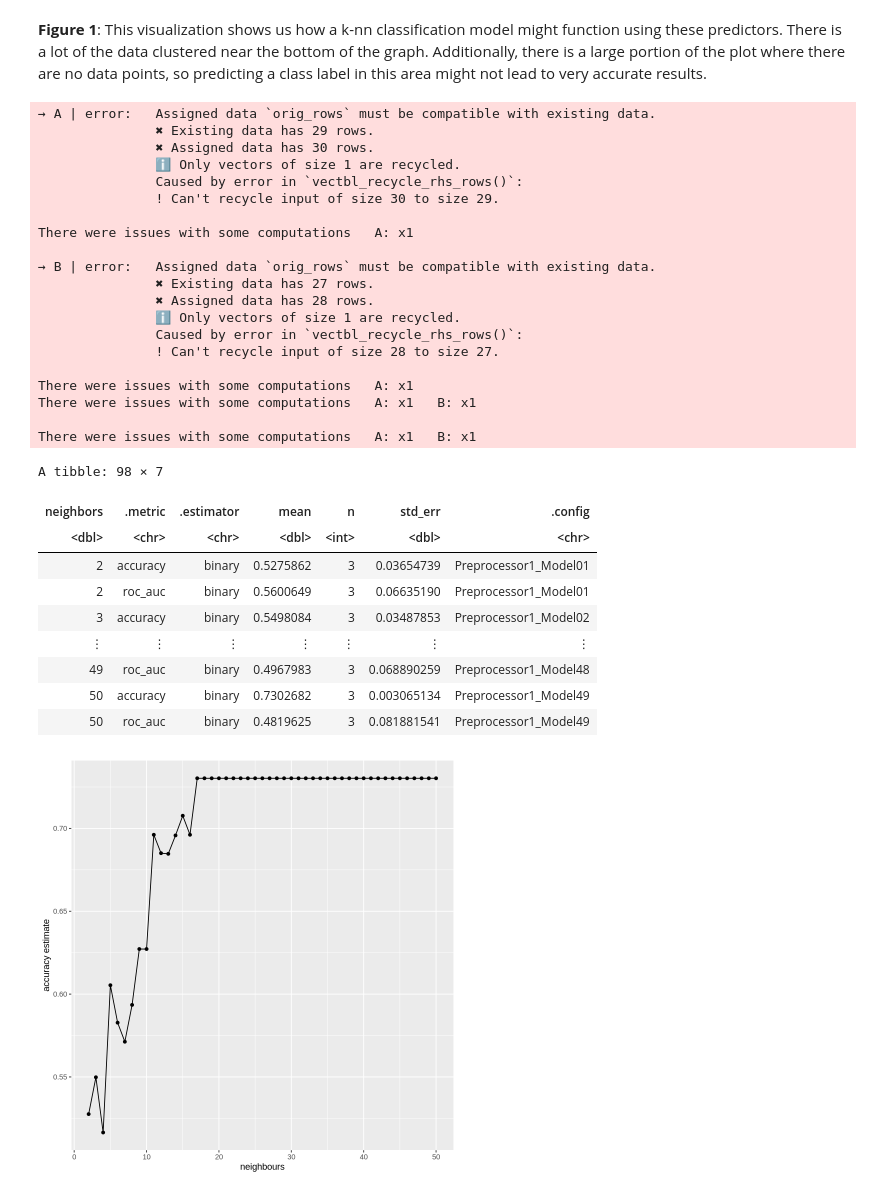
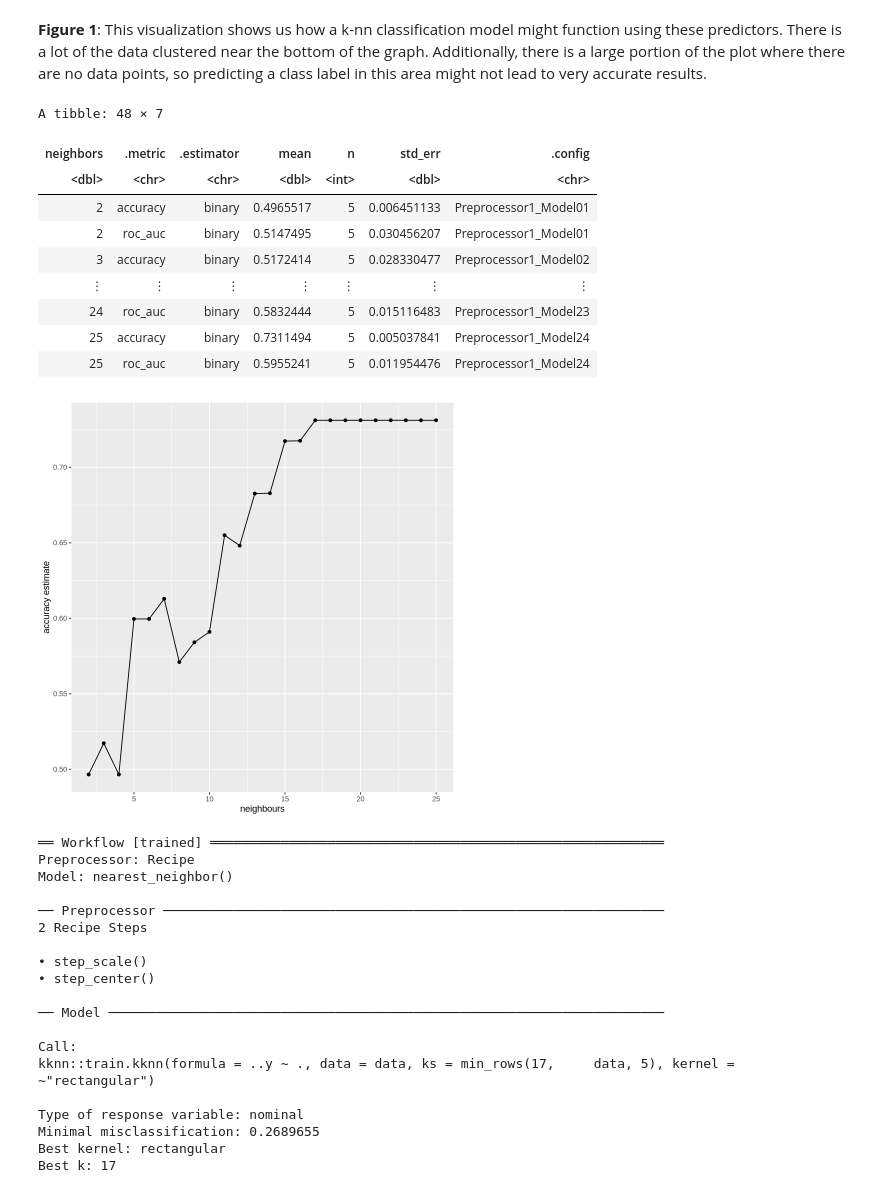
Before and after one commit to ellakiciman/dsci100-group-project-29, a Jupyter notebook: final_project_report.ipynb, the cells around one changed output. Cells and saved outputs as stored; diff of their text form; code cells hidden in the pictures.

```diff
--- a/final_project_report.ipynb
+++ b/final_project_report.ipynb
@@ -104,8 +104,8 @@ players_clean <- players_data |>
   mutate(
     age = as.numeric(age),
     played_hours = as.numeric(played_hours),
-    subscribe = as_factor(subscribe)
-  )
+    subscribe = as_factor(subscribe)) |>
+  drop_na()
 
 players_clean
 # %% [output]
@@ -140,64 +140,74 @@ set.seed(2000)
 
 players_split <- initial_split(players_clean, prop = 0.75, strata = subscribe)
 players_train <- training(players_split)
-players_testing <- testing(players_split)
+players_test <- testing(players_split)
 
 players_recipe <- recipe(subscribe ~ ., data = players_train) |>
    step_scale(all_predictors()) |>
    step_center(all_predictors())
 
 data_vfold <- vfold_cv(players_train, v = 5, strata = subscribe)
 
-k_vals <- tibble(neighbors = seq(from = 2, to = 50, by = 1))
+k_vals <- tibble(neighbors = seq(from = 2, to = 25, by = 1))
 
 knn_tune <- nearest_neighbor(weight_func = "rectangular", neighbors = tune()) |>
       set_engine("kknn") |>
       set_mode("classification")
 
 knn_results <- workflow() |>
       add_recipe(players_recipe) |>
       add_model(knn_tune) |>
       tune_grid(resamples = data_vfold, grid = k_vals) |>
       collect_metrics()
 knn_results
 
 accuracy <- knn_results |>
     filter(.metric == "accuracy")
 
 cross_val_plot <- ggplot(accuracy, aes(x = neighbors, y = mean))+
       geom_point() +
       geom_line() +
       labs( x = "neighbours", y = "accuracy estimate" )
 cross_val_plot
 # %% [output]
-→ A | error:   Assigned data `orig_rows` must be compatible with existing data.
-               ✖ Existing data has 29 rows.
-               ✖ Assigned data has 30 rows.
-               ℹ Only vectors of size 1 are recycled.
-               Caused by error in `vectbl_recycle_rhs_rows()`:
-               ! Can't recycle input of size 30 to size 29.
-
-There were issues with some computations   A: x1
-
-→ B | error:   Assigned data `orig_rows` must be compatible with existing data.
-               ✖ Existing data has 27 rows.
-               ✖ Assigned data has 28 rows.
-               ℹ Only vectors of size 1 are recycled.
-               Caused by error in `vectbl_recycle_rhs_rows()`:
-               ! Can't recycle input of size 28 to size 27.
-
-There were issues with some computations   A: x1
-There were issues with some computations   A: x1   B: x1
-
-There were issues with some computations   A: x1   B: x1
+A tibble: 48 × 7
-A tibble: 98 × 7
 | neighbors | .metric | .estimator | mean | n | std_err | .config |
 | <dbl> | <chr> | <chr> | <dbl> | <int> | <dbl> | <chr> |
-| 2 | accuracy | binary | 0.5275862 | 3 | 0.03654739 | Preprocessor1_Model01 |
-| 2 | roc_auc | binary | 0.5600649 | 3 | 0.06635190 | Preprocessor1_Model01 |
-| 3 | accuracy | binary | 0.5498084 | 3 | 0.03487853 | Preprocessor1_Model02 |
+| 2 | accuracy | binary | 0.4965517 | 5 | 0.006451133 | Preprocessor1_Model01 |
+| 2 | roc_auc | binary | 0.5147495 | 5 | 0.030456207 | Preprocessor1_Model01 |
+| 3 | accuracy | binary | 0.5172414 | 5 | 0.028330477 | Preprocessor1_Model02 |
 | ⋮ | ⋮ | ⋮ | ⋮ | ⋮ | ⋮ | ⋮ |
-| 49 | roc_auc | binary | 0.4967983 | 3 | 0.068890259 | Preprocessor1_Model48 |
-| 50 | accuracy | binary | 0.7302682 | 3 | 0.003065134 | Preprocessor1_Model49 |
-| 50 | roc_auc | binary | 0.4819625 | 3 | 0.081881541 | Preprocessor1_Model49 |
+| 24 | roc_auc | binary | 0.5832444 | 5 | 0.015116483 | Preprocessor1_Model23 |
+| 25 | accuracy | binary | 0.7311494 | 5 | 0.005037841 | Preprocessor1_Model24 |
+| 25 | roc_auc | binary | 0.5955241 | 5 | 0.011954476 | Preprocessor1_Model24 |
-[figure, old version]
+[figure, new version]
+# %%
+knn_spec <- nearest_neighbor(weight_func = "rectangular", neighbors = 17) |>
+      set_engine("kknn") |>
+      set_mode("classification")
+
+knn_fit <- workflow() |>
+      add_recipe(players_recipe) |>
+      add_model(knn_spec) |>
+      fit(data = players_train)
+knn_fit
+# %% [output]
+══ Workflow [trained] ══════════════════════════════════════════════════════════
+Preprocessor: Recipe
+Model: nearest_neighbor()
+
+── Preprocessor ────────────────────────────────────────────────────────────────
+2 Recipe Steps
+
+• step_scale()
+• step_center()
+
+── Model ───────────────────────────────────────────────────────────────────────
+
+Call:
+kknn::train.kknn(formula = ..y ~ ., data = data, ks = min_rows(17,     data, 5), kernel = ~"rectangular")
+
+Type of response variable: nominal
+Minimal misclassification: 0.2689655
+Best kernel: rectangular
+Best k: 17
```
Also changed, not shown: parts of 2 cells of this notebook.
